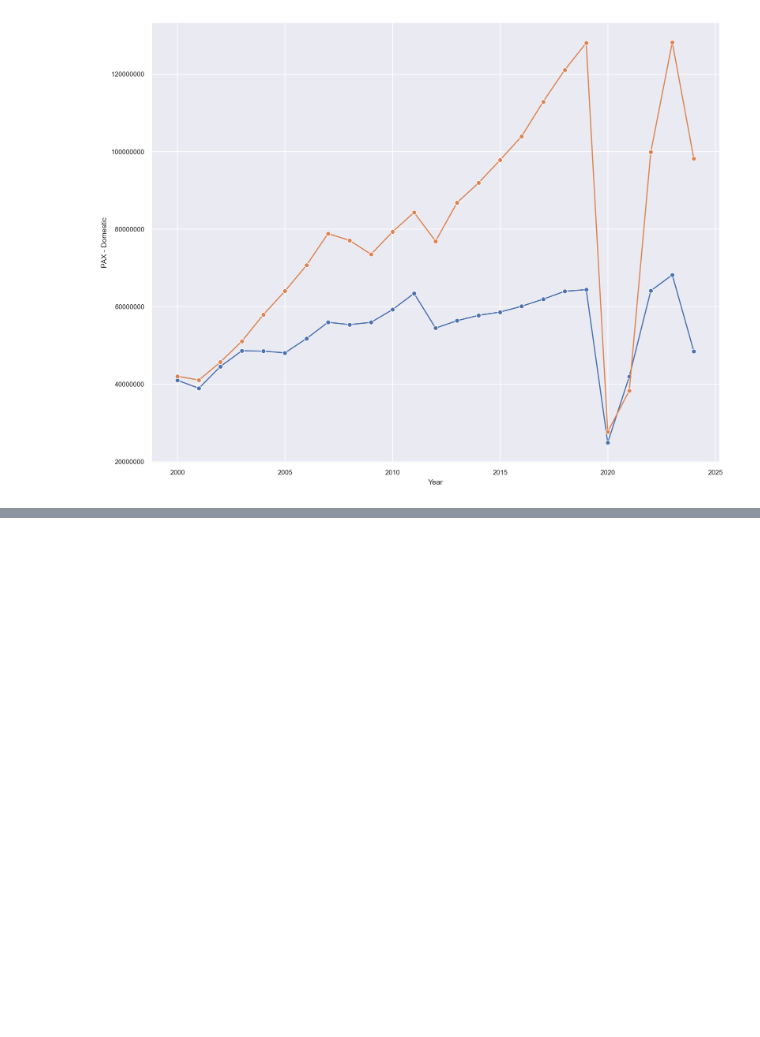
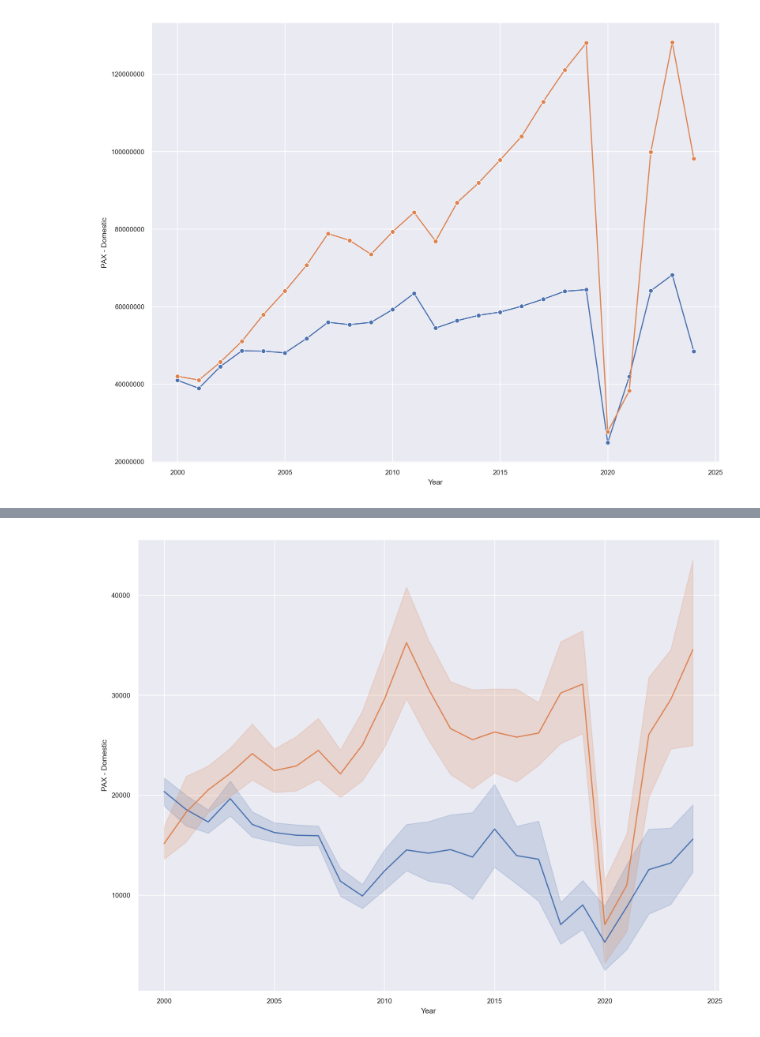
Before and after one commit to fedfioravanti/Italian_Airports, a Jupyter notebook: ItalyAirports_02_EDA.ipynb, the cells around one changed output, grey strips where cells are left out. Saved outputs shown, nothing was run; the diff lists cells and outputs as text; code cells hidden in the pictures; blank space fills up the shorter version.

```diff
--- a/ItalyAirports_02_EDA.ipynb
+++ b/ItalyAirports_02_EDA.ipynb
@@ -186,0 +200,12 @@ plt.show()
+# %%
+# plot the passengers time series
+fig, ax = plt.subplots(figsize = (12,10))
+
+plt.xticks(rotation = 0)
+plt.ticklabel_format(style='plain', axis='y')
+sns.lineplot(data=AOI_flights, x="Year", y="PAX - Domestic")
+sns.lineplot(data=AOI_flights, x="Year", y="PAX - International")
+
+plt.show()
+# %% [output]
+[figure, added]
```
Also changed, not shown: parts of 4 cells of this notebook.
